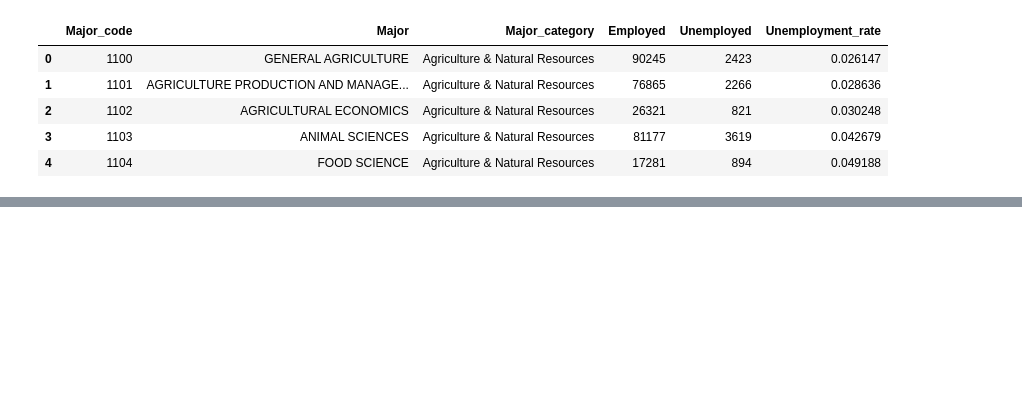
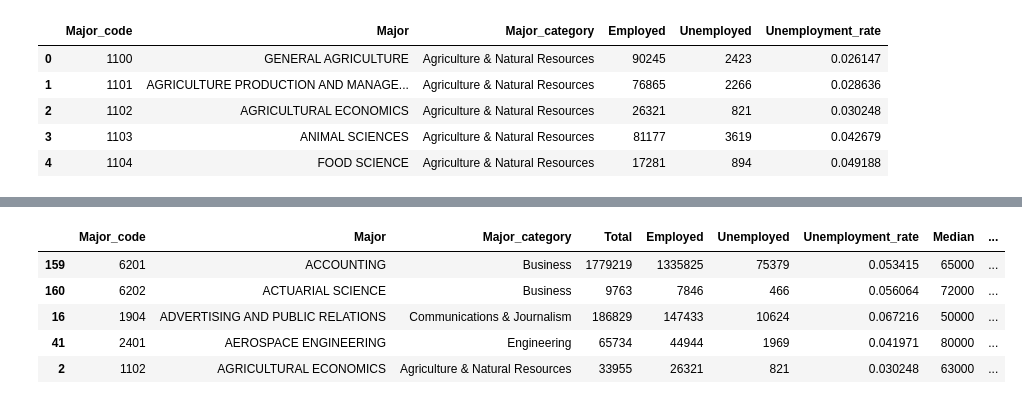
Before and after one commit to luclepot/recent_grad_analysis, a Jupyter notebook: analysis.ipynb, the cells around one changed output, grey strips where cells are left out. Drawn from its saved outputs; the diff is of its cells as text; code cells hidden in the pictures; blank space fills up the shorter version.

```diff
--- a/analysis.ipynb
+++ b/analysis.ipynb
@@ -204,0 +386,9 @@ plt.show()
+# %%
+all_sorted.head()
+# %% [output]
+|  | Major_code | Major | Major_category | Total | Employed | Unemployed | Unemployment_rate | Median | ... |
+| 159 | 6201 | ACCOUNTING | Business | 1779219 | 1335825 | 75379 | 0.053415 | 65000 | ... |
+| 160 | 6202 | ACTUARIAL SCIENCE | Business | 9763 | 7846 | 466 | 0.056064 | 72000 | ... |
+| 16 | 1904 | ADVERTISING AND PUBLIC RELATIONS | Communications & Journalism | 186829 | 147433 | 10624 | 0.067216 | 50000 | ... |
+| 41 | 2401 | AEROSPACE ENGINEERING | Engineering | 65734 | 44944 | 1969 | 0.041971 | 80000 | ... |
+| 2 | 1102 | AGRICULTURAL ECONOMICS | Agriculture & Natural Resources | 33955 | 26321 | 821 | 0.030248 | 63000 | ... |
```
Also changed, not shown: parts of 22 cells of this notebook, 1 other file.
